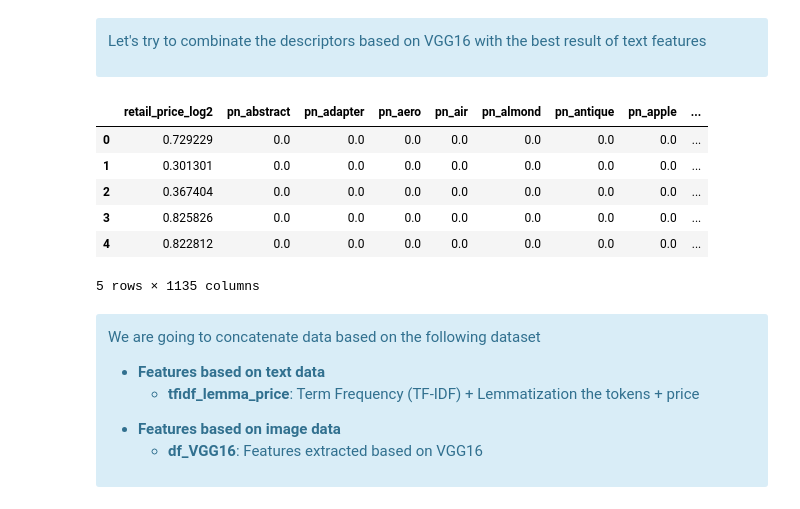
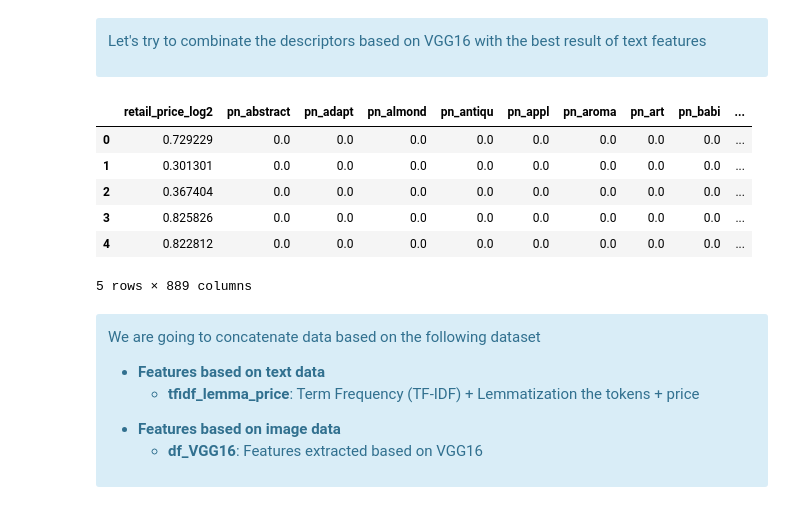
Before and after one commit to samirhinojosa/OC-P6-automatically-classify-consumer-goods, a Jupyter notebook: notebook_TransferLearning.ipynb, the cells around one changed output. Drawn from its saved outputs; the diff is of its cells as text; code cells hidden in the pictures.

```diff
--- a/notebook_TransferLearning.ipynb
+++ b/notebook_TransferLearning.ipynb
@@ -435,16 +435,16 @@ weighted avg       0.11      0.14      0.12      1050
     <p>Let's try to combinate the descriptors based on VGG16 with the best result of text features</p>
 </div>
 # %%
-df_text = pd.read_csv(r"datasets\tfidf_lemma_price.csv", index_col=[0])
+df_text = pd.read_csv(r"datasets\tfidf_stemmed_price.csv", index_col=[0])
 df_text.head()
 # %% [output]
-|  | retail_price_log2 | pn_abstract | pn_adapter | pn_aero | pn_air | pn_almond | pn_antique | pn_apple | ... |
-| 0 | 0.729229 | 0.0 | 0.0 | 0.0 | 0.0 | 0.0 | 0.0 | 0.0 | ... |
-| 1 | 0.301301 | 0.0 | 0.0 | 0.0 | 0.0 | 0.0 | 0.0 | 0.0 | ... |
-| 2 | 0.367404 | 0.0 | 0.0 | 0.0 | 0.0 | 0.0 | 0.0 | 0.0 | ... |
-| 3 | 0.825826 | 0.0 | 0.0 | 0.0 | 0.0 | 0.0 | 0.0 | 0.0 | ... |
-| 4 | 0.822812 | 0.0 | 0.0 | 0.0 | 0.0 | 0.0 | 0.0 | 0.0 | ... |
+|  | retail_price_log2 | pn_abstract | pn_adapt | pn_almond | pn_antiqu | pn_appl | pn_aroma | pn_art | pn_babi | ... |
+| 0 | 0.729229 | 0.0 | 0.0 | 0.0 | 0.0 | 0.0 | 0.0 | 0.0 | 0.0 | ... |
+| 1 | 0.301301 | 0.0 | 0.0 | 0.0 | 0.0 | 0.0 | 0.0 | 0.0 | 0.0 | ... |
+| 2 | 0.367404 | 0.0 | 0.0 | 0.0 | 0.0 | 0.0 | 0.0 | 0.0 | 0.0 | ... |
+| 3 | 0.825826 | 0.0 | 0.0 | 0.0 | 0.0 | 0.0 | 0.0 | 0.0 | 0.0 | ... |
+| 4 | 0.822812 | 0.0 | 0.0 | 0.0 | 0.0 | 0.0 | 0.0 | 0.0 | 0.0 | ... |
-5 rows × 1135 columns
+5 rows × 889 columns
 # %% [markdown]
 <div class="alert alert-block alert-info">
     <p>We are going to concatenate data based on the following dataset</p>
```
Also changed, not shown: parts of 9 cells of this notebook, 10 other files.
